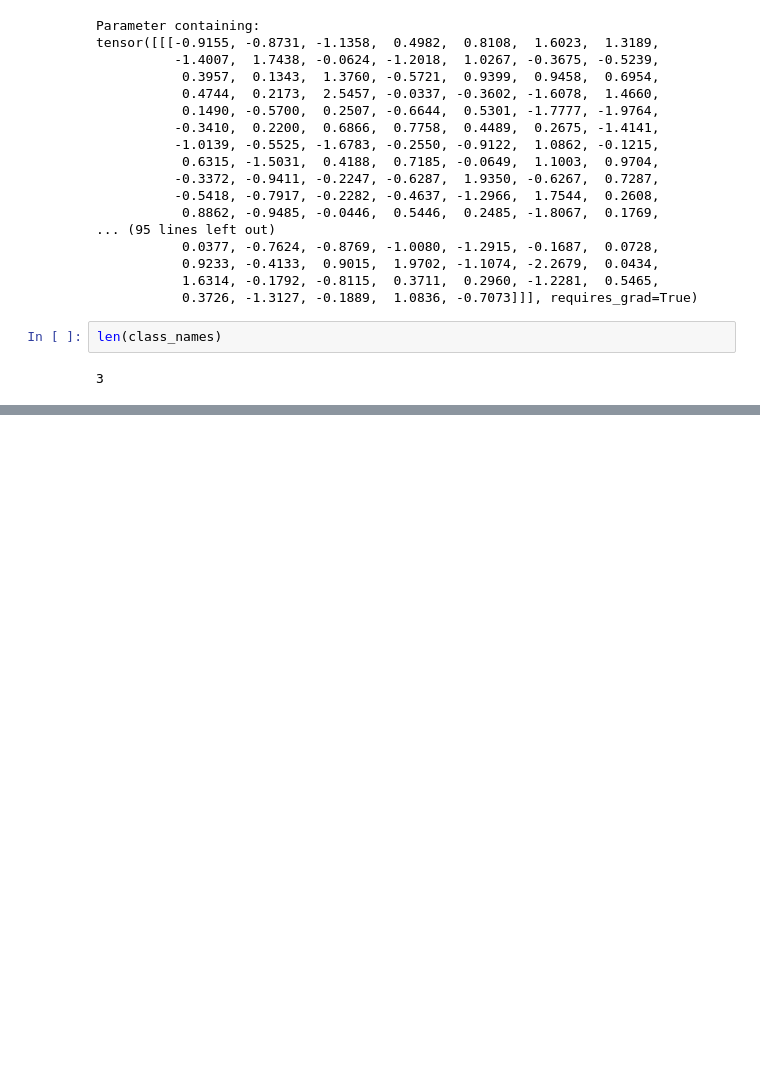
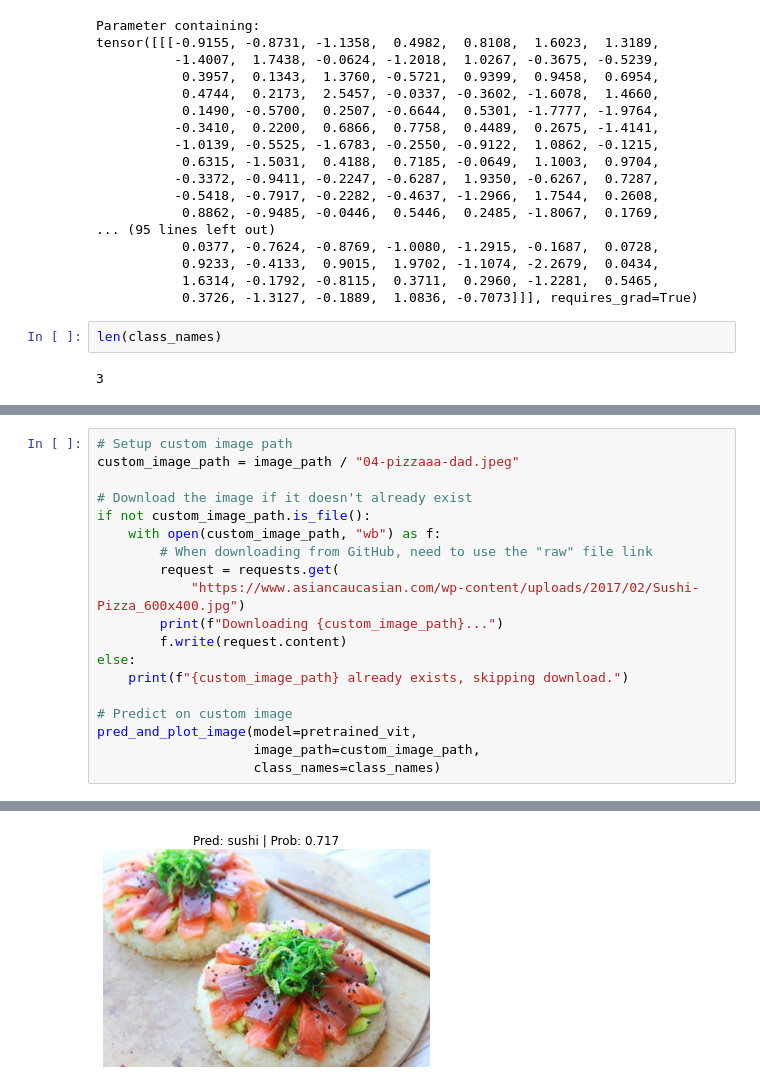
Before and after one commit to kevbuh/transformer, a Jupyter notebook: vit.ipynb, the cells around one changed output, grey strips where cells are left out. Cells and saved outputs as stored; diff of their text form; blank space fills up the shorter version.

```diff
--- a/vit.ipynb
+++ b/vit.ipynb
@@ -401,0 +678,20 @@ len(class_names)
+# %%
+# Setup custom image path
+custom_image_path = image_path / "04-pizzaaa-dad.jpeg"
+
+# Download the image if it doesn't already exist
+if not custom_image_path.is_file():
+    with open(custom_image_path, "wb") as f:
+        # When downloading from GitHub, need to use the "raw" file link
+        request = requests.get(
+            "https://www.asiancaucasian.com/wp-content/uploads/2017/02/Sushi-Pizza_600x400.jpg")
+        print(f"Downloading {custom_image_path}...")
+        f.write(request.content)
+else:
+    print(f"{custom_image_path} already exists, skipping download.")
+
+# Predict on custom image
+pred_and_plot_image(model=pretrained_vit,
+                    image_path=custom_image_path,
+                    class_names=class_names)
+# %% [output]
@@ -401,0 +699 @@ len(class_names)
+[figure, added]
```
Also changed, not shown: parts of 27 cells of this notebook, 6 other files.
